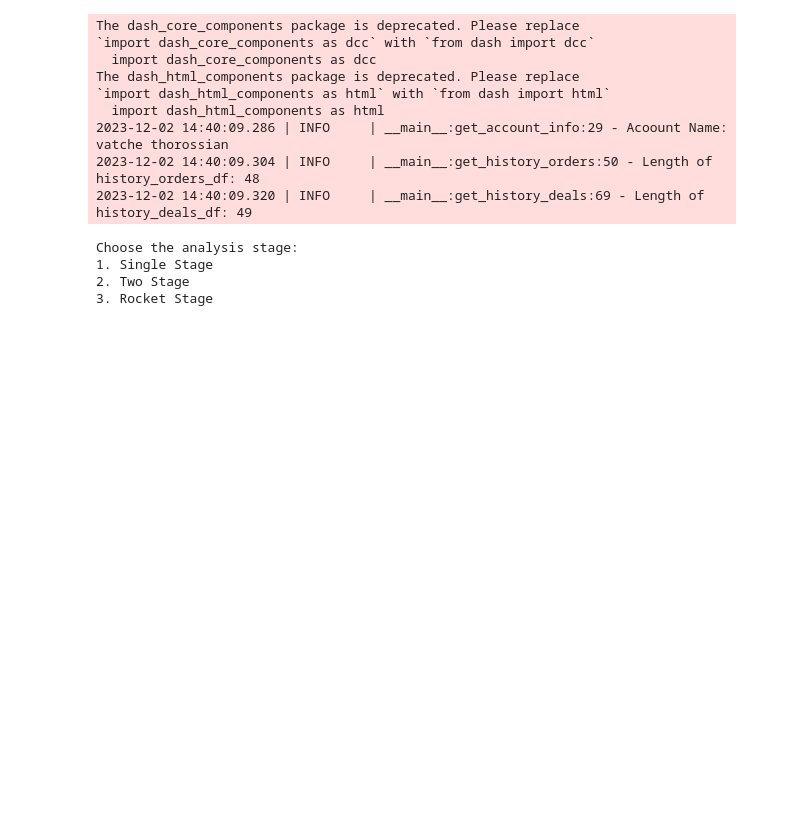
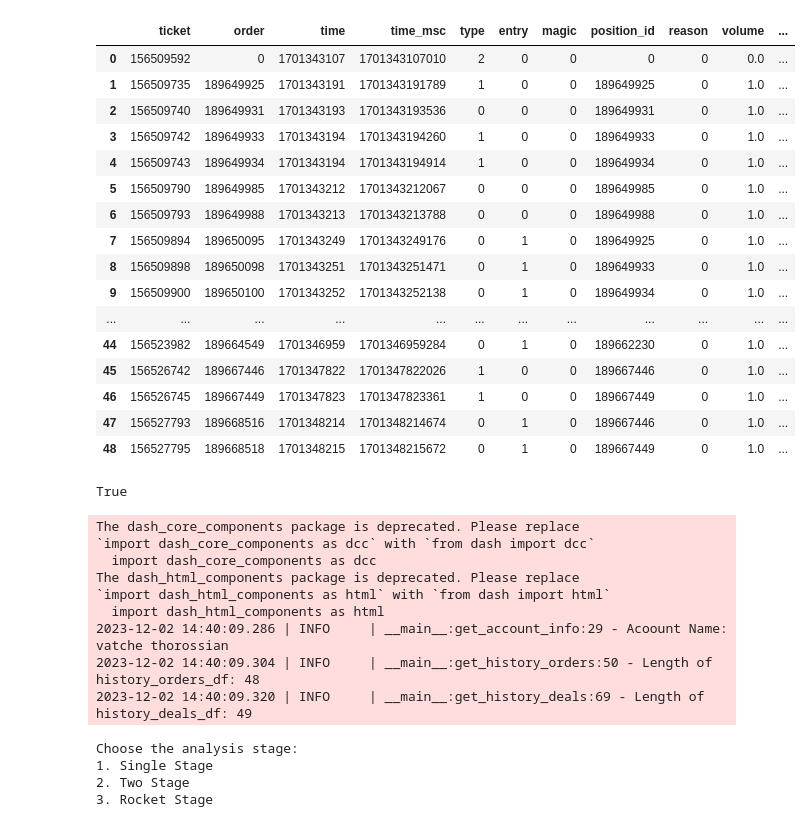
Before and after one commit to vatche-t/economical_analysis, a Jupyter notebook: pipeline.ipynb, the cells around one changed output. Saved outputs shown, nothing was run; the diff lists cells and outputs as text; code cells hidden in the pictures; blank space fills up the shorter version.

```diff
--- a/pipeline.ipynb
+++ b/pipeline.ipynb
@@ -82,3 +157,27 @@ deals_dataframe.head()
+# %%
+deals_dataframe
+# %% [output]
+|  | ticket | order | time | time_msc | type | entry | magic | position_id | reason | volume | ... |
+| 0 | 156509592 | 0 | 1701343107 | 1701343107010 | 2 | 0 | 0 | 0 | 0 | 0.0 | ... |
+| 1 | 156509735 | 189649925 | 1701343191 | 1701343191789 | 1 | 0 | 0 | 189649925 | 0 | 1.0 | ... |
+| 2 | 156509740 | 189649931 | 1701343193 | 1701343193536 | 0 | 0 | 0 | 189649931 | 0 | 1.0 | ... |
+| 3 | 156509742 | 189649933 | 1701343194 | 1701343194260 | 1 | 0 | 0 | 189649933 | 0 | 1.0 | ... |
+| 4 | 156509743 | 189649934 | 1701343194 | 1701343194914 | 1 | 0 | 0 | 189649934 | 0 | 1.0 | ... |
+| 5 | 156509790 | 189649985 | 1701343212 | 1701343212067 | 0 | 0 | 0 | 189649985 | 0 | 1.0 | ... |
+| 6 | 156509793 | 189649988 | 1701343213 | 1701343213788 | 0 | 0 | 0 | 189649988 | 0 | 1.0 | ... |
+| 7 | 156509894 | 189650095 | 1701343249 | 1701343249176 | 0 | 1 | 0 | 189649925 | 0 | 1.0 | ... |
+| 8 | 156509898 | 189650098 | 1701343251 | 1701343251471 | 0 | 1 | 0 | 189649933 | 0 | 1.0 | ... |
+| 9 | 156509900 | 189650100 | 1701343252 | 1701343252138 | 0 | 1 | 0 | 189649934 | 0 | 1.0 | ... |
+| ... | ... | ... | ... | ... | ... | ... | ... | ... | ... | ... | ... |
+| 44 | 156523982 | 189664549 | 1701346959 | 1701346959284 | 0 | 1 | 0 | 189662230 | 0 | 1.0 | ... |
+| 45 | 156526742 | 189667446 | 1701347822 | 1701347822026 | 1 | 0 | 0 | 189667446 | 0 | 1.0 | ... |
+| 46 | 156526745 | 189667449 | 1701347823 | 1701347823361 | 1 | 0 | 0 | 189667449 | 0 | 1.0 | ... |
+| 47 | 156527793 | 189668516 | 1701348214 | 1701348214674 | 0 | 1 | 0 | 189667446 | 0 | 1.0 | ... |
+| 48 | 156527795 | 189668518 | 1701348215 | 1701348215672 | 0 | 1 | 0 | 189667449 | 0 | 1.0 | ... |
+# %%
+mt5.shutdown()
+# %% [output]
+True
 # %%
 import pandas as pd
 from datetime import datetime
```
Also changed, not shown: parts of 11 cells of this notebook, 4 other files.
